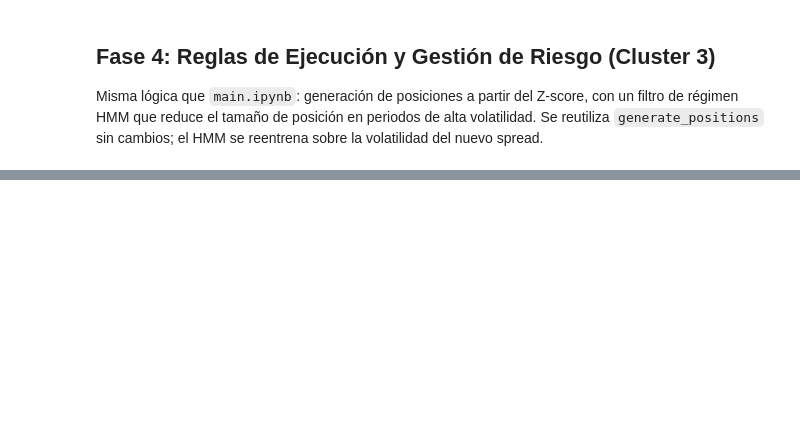
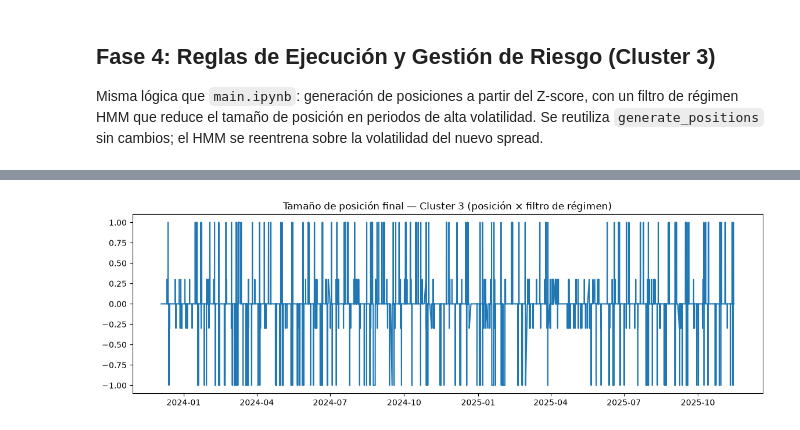
Before and after one commit to SamuOropeza/Investigacion_PCNM, a Jupyter notebook: RMT+TDA.ipynb, the cells around one changed output, grey strips where cells are left out. Cells and saved outputs as stored; diff of their text form; code cells hidden in the pictures; blank space fills up the shorter version.

```diff
--- a/RMT+TDA.ipynb
+++ b/RMT+TDA.ipynb
@@ -664,0 +665,13 @@ plt.show()
+# %%
+regime_aligned_train_c3 = regime_label_train_c3.reindex(positions_train_c3.index).ffill().bfill()
+size_multiplier_train_c3 = regime_aligned_train_c3.map({'alta_volatilidad': 0.3, 'calmo': 1.0})
+
+position_size_train_c3 = (positions_train_c3 * size_multiplier_train_c3).fillna(0)
+position_size_train_c3.name = 'position_size'
+
+plt.figure(figsize=(14, 4))
+plt.plot(position_size_train_c3.index, position_size_train_c3.values)
+plt.title("Tamaño de posición final — Cluster 3 (posición × filtro de régimen)")
+plt.show()
+# %% [output]
+[figure, added]
```
Also changed, not shown: parts of 27 cells of this notebook.
